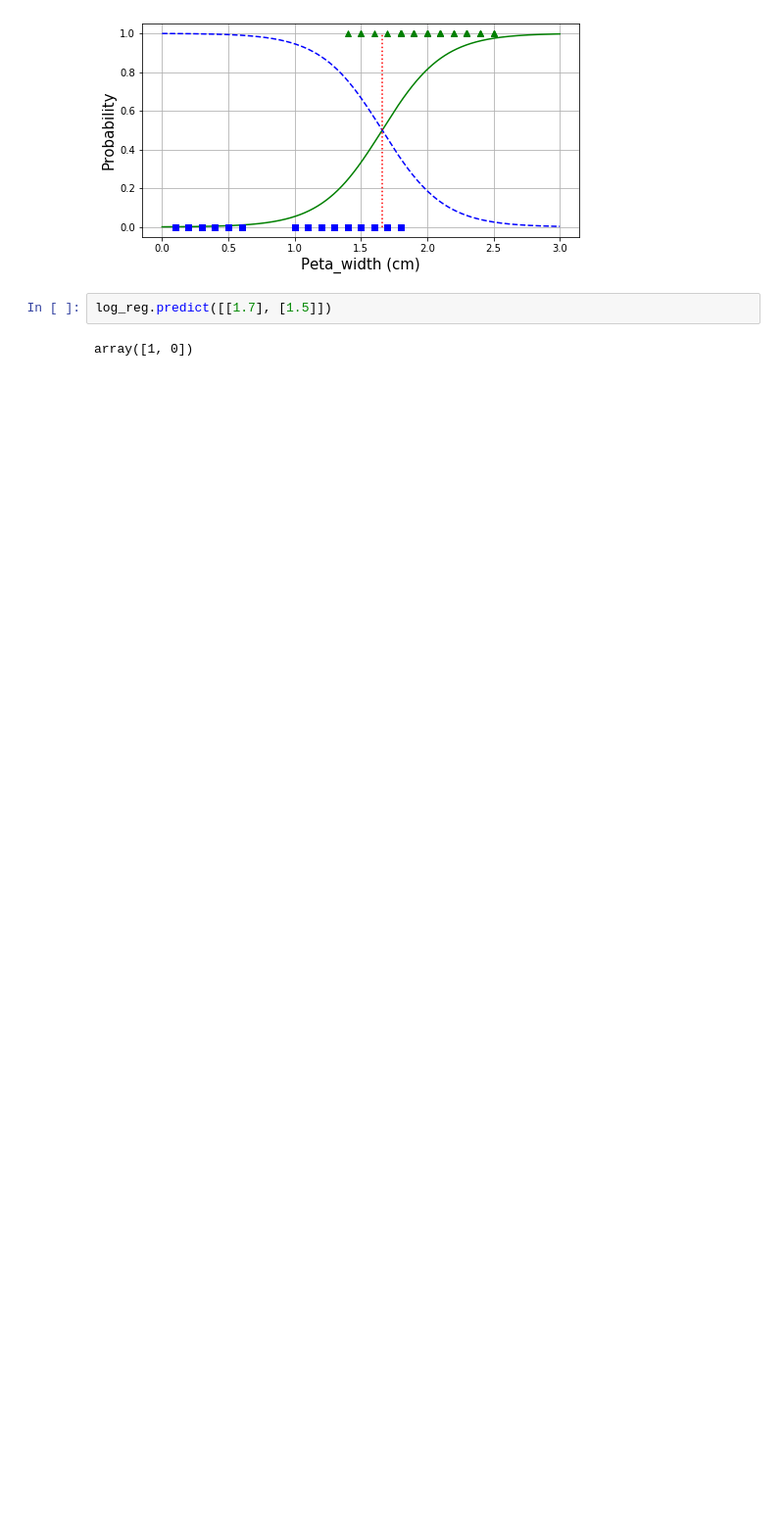
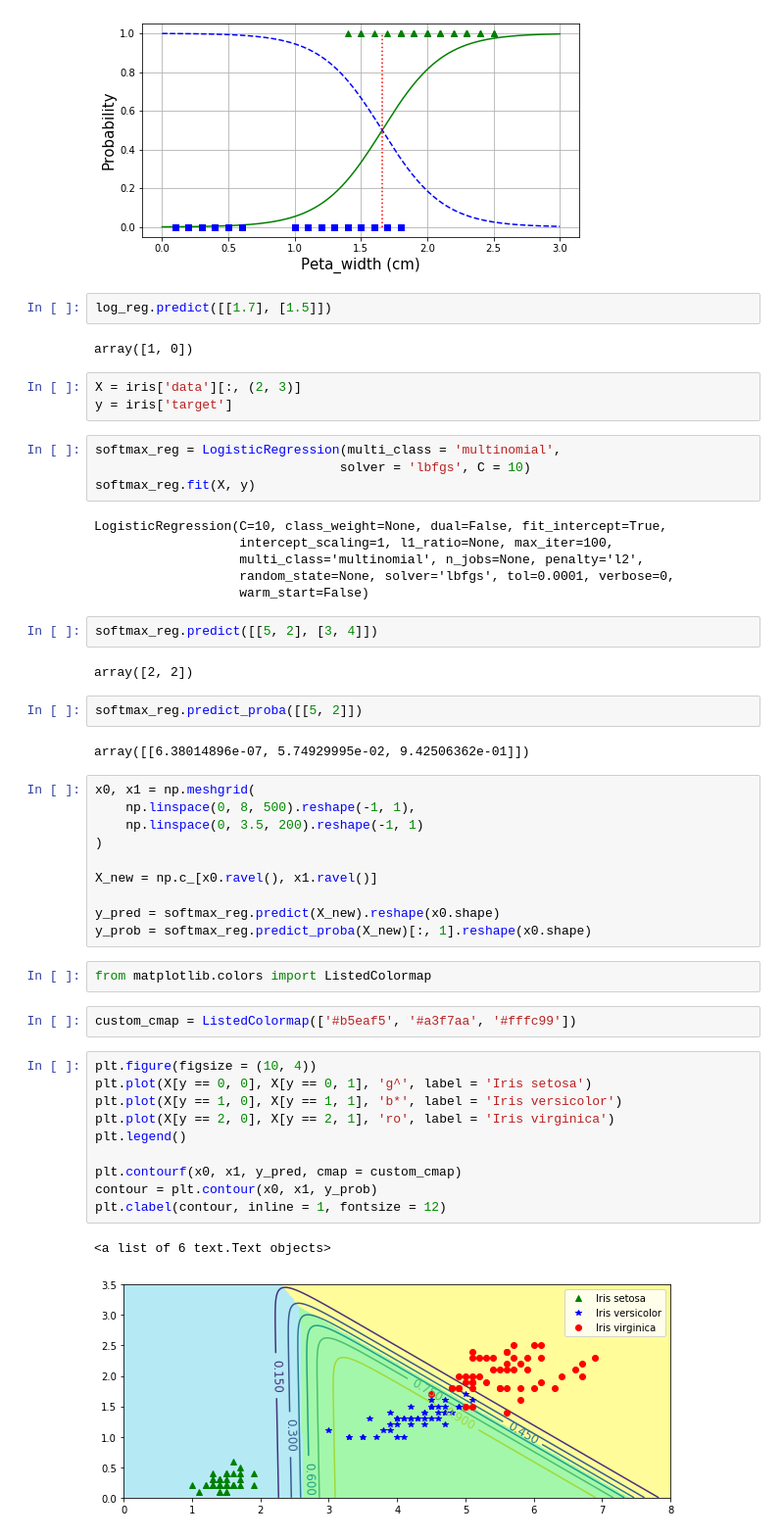
Before and after one commit to SubhoBasak/Learning_DataScience, a Jupyter notebook: TrainingModels/training_models.ipynb, the cells around one changed output. Shown at 98% size. Saved outputs shown, nothing was run; the diff lists cells and outputs as text; blank space fills up the shorter version.

```diff
--- a/TrainingModels/training_models.ipynb
+++ b/TrainingModels/training_models.ipynb
@@ -570,3 +570,51 @@ for i in range(0, len(X)):
 log_reg.predict([[1.7], [1.5]])
 # %% [output]
 array([1, 0])
+# %%
+X = iris['data'][:, (2, 3)]
+y = iris['target']
+# %%
+softmax_reg = LogisticRegression(multi_class = 'multinomial',
+                                solver = 'lbfgs', C = 10)
+softmax_reg.fit(X, y)
+# %% [output]
+LogisticRegression(C=10, class_weight=None, dual=False, fit_intercept=True,
+                   intercept_scaling=1, l1_ratio=None, max_iter=100,
+                   multi_class='multinomial', n_jobs=None, penalty='l2',
+                   random_state=None, solver='lbfgs', tol=0.0001, verbose=0,
+                   warm_start=False)
+# %%
+softmax_reg.predict([[5, 2], [3, 4]])
+# %% [output]
+array([2, 2])
+# %%
+softmax_reg.predict_proba([[5, 2]])
+# %% [output]
+array([[6.38014896e-07, 5.74929995e-02, 9.42506362e-01]])
+# %%
+x0, x1 = np.meshgrid(
+    np.linspace(0, 8, 500).reshape(-1, 1),
+    np.linspace(0, 3.5, 200).reshape(-1, 1)
+)
+
+X_new = np.c_[x0.ravel(), x1.ravel()]
+
+y_pred = softmax_reg.predict(X_new).reshape(x0.shape)
+y_prob = softmax_reg.predict_proba(X_new)[:, 1].reshape(x0.shape)
+# %%
+from matplotlib.colors import ListedColormap
+# %%
+custom_cmap = ListedColormap(['#b5eaf5', '#a3f7aa', '#fffc99'])
+# %%
+plt.figure(figsize = (10, 4))
+plt.plot(X[y == 0, 0], X[y == 0, 1], 'g^', label = 'Iris setosa')
+plt.plot(X[y == 1, 0], X[y == 1, 1], 'b*', label = 'Iris versicolor')
+plt.plot(X[y == 2, 0], X[y == 2, 1], 'ro', label = 'Iris virginica')
+plt.legend()
+
+plt.contourf(x0, x1, y_pred, cmap = custom_cmap)
+contour = plt.contour(x0, x1, y_prob)
+plt.clabel(contour, inline = 1, fontsize = 12)
+# %% [output]
+<a list of 6 text.Text objects>
+[figure, added]
```
Also changed, not shown: parts of 34 cells of this notebook, 1 other file.
